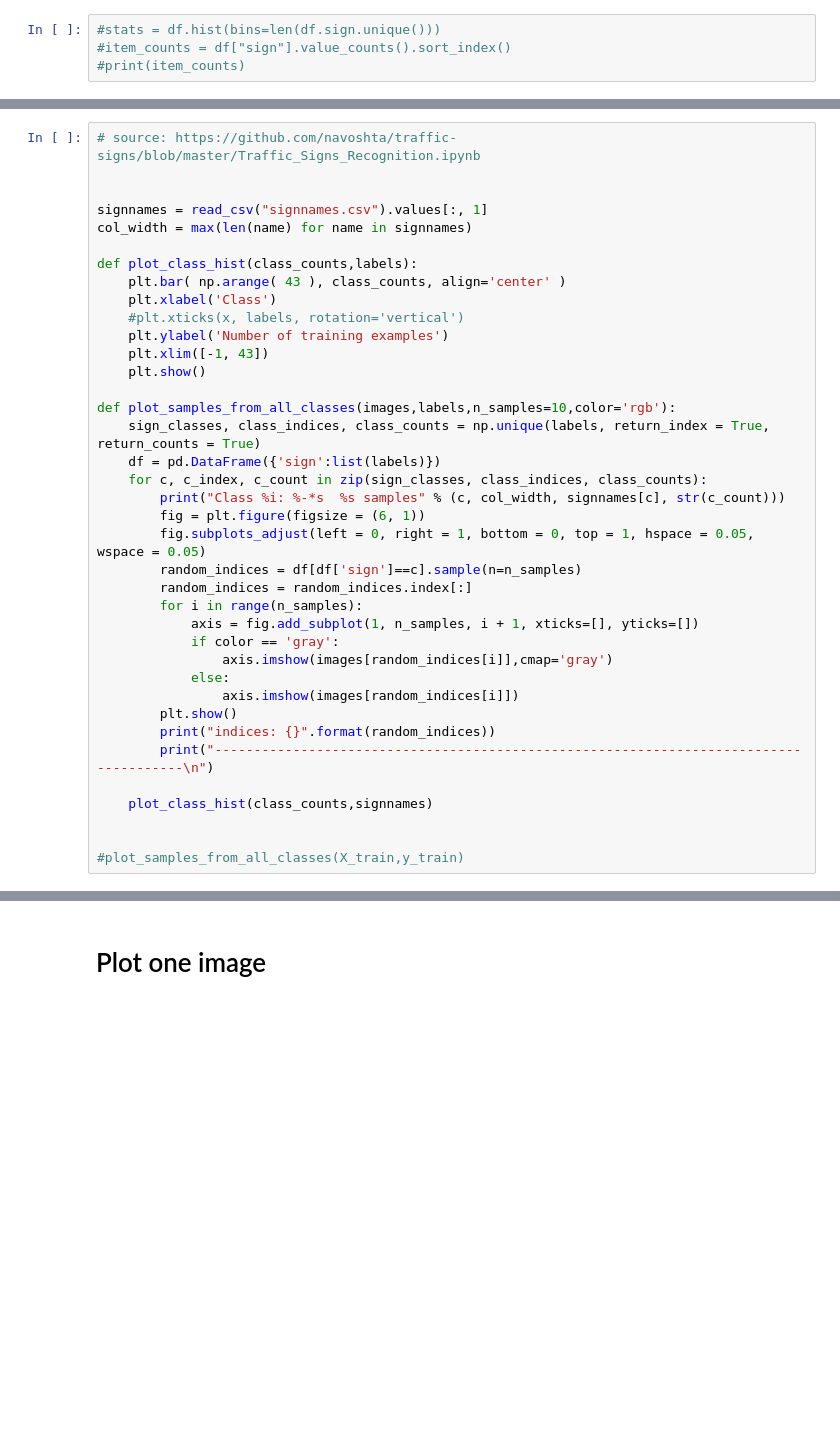
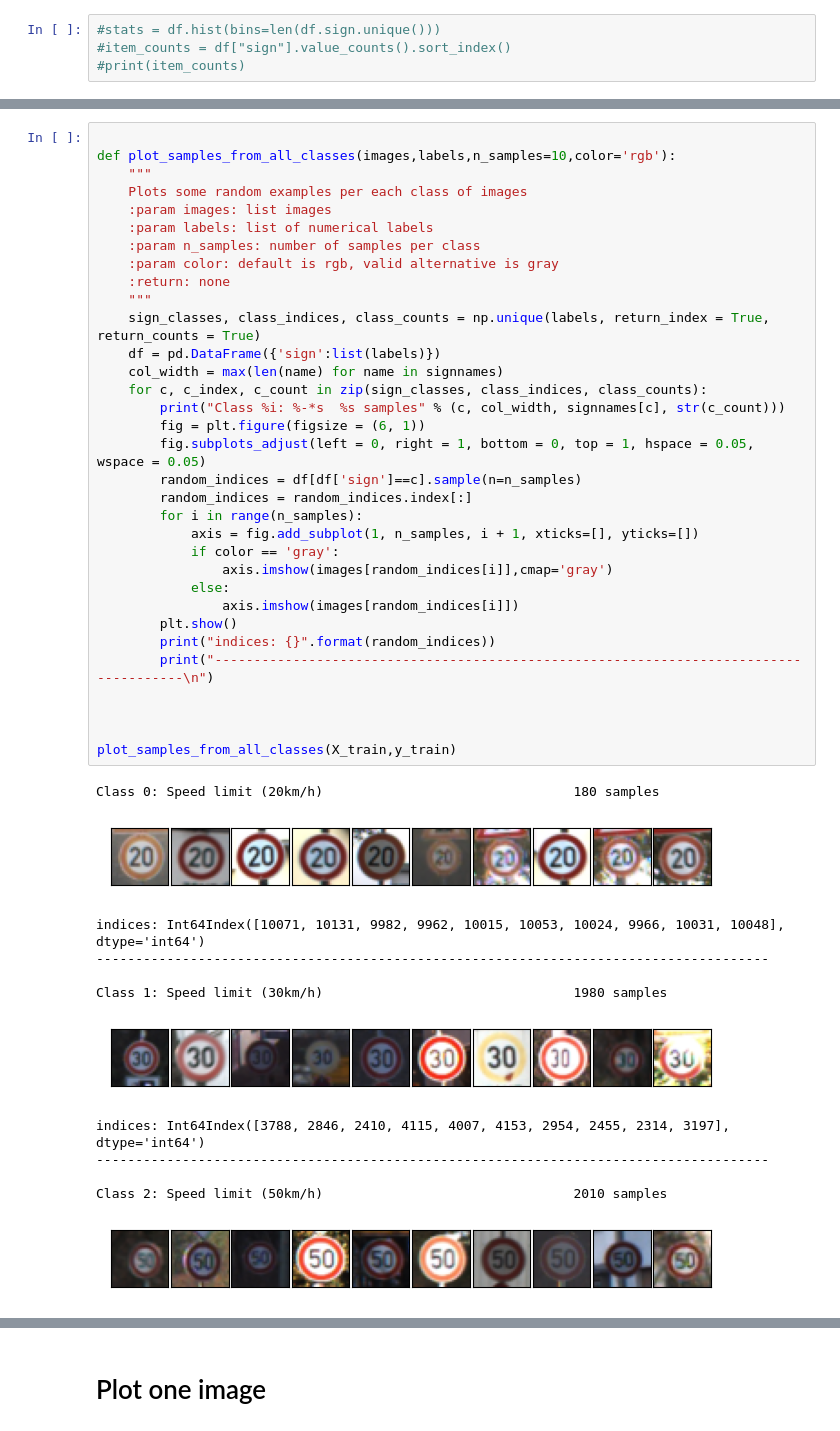
Before and after one commit to GiorGio82/P3-Traffic-Sign-Classifier, a Jupyter notebook: Traffic_Sign_Classifier.ipynb, the cells around one changed output, grey strips where cells are left out. Saved outputs shown, nothing was run; the diff lists cells and outputs as text; blank space fills up the shorter version.

```diff
--- a/Traffic_Sign_Classifier.ipynb
+++ b/Traffic_Sign_Classifier.ipynb
@@ -157,38 +204,46 @@ def plot_sample_of_each():
 # %%
-# source: https://github.com/navoshta/traffic-signs/blob/master/Traffic_Signs_Recognition.ipynb
-
-
-signnames = read_csv("signnames.csv").values[:, 1]
-col_width = max(len(name) for name in signnames)
-
-def plot_class_hist(class_counts,labels):
-    plt.bar( np.arange( 43 ), class_counts, align='center' )
-    plt.xlabel('Class')
-    #plt.xticks(x, labels, rotation='vertical')
-    plt.ylabel('Number of training examples')
-    plt.xlim([-1, 43])
-    plt.show()
 
 def plot_samples_from_all_classes(images,labels,n_samples=10,color='rgb'):
+    """
+    Plots some random examples per each class of images
+    :param images: list images
+    :param labels: list of numerical labels
+    :param n_samples: number of samples per class
+    :param color: default is rgb, valid alternative is gray
+    :return: none
+    """
     sign_classes, class_indices, class_counts = np.unique(labels, return_index = True, return_counts = True)
     df = pd.DataFrame({'sign':list(labels)})
+    col_width = max(len(name) for name in signnames)
     for c, c_index, c_count in zip(sign_classes, class_indices, class_counts):
         print("Class %i: %-*s  %s samples" % (c, col_width, signnames[c], str(c_count)))
         fig = plt.figure(figsize = (6, 1))
         fig.subplots_adjust(left = 0, right = 1, bottom = 0, top = 1, hspace = 0.05, wspace = 0.05)
         random_indices = df[df['sign']==c].sample(n=n_samples)
         random_indices = random_indices.index[:]
         for i in range(n_samples):
             axis = fig.add_subplot(1, n_samples, i + 1, xticks=[], yticks=[])
             if color == 'gray':
                 axis.imshow(images[random_indices[i]],cmap='gray')
             else:
                 axis.imshow(images[random_indices[i]])
         plt.show()
         print("indices: {}".format(random_indices))
         print("--------------------------------------------------------------------------------------\n")
 
-    plot_class_hist(class_counts,signnames)
 
 
-#plot_samples_from_all_classes(X_train,y_train)
+plot_samples_from_all_classes(X_train,y_train)
+# %% [output]
+Class 0: Speed limit (20km/h)                                180 samples
+[figure, added]
+indices: Int64Index([10071, 10131, 9982, 9962, 10015, 10053, 10024, 9966, 10031, 10048], dtype='int64')
+--------------------------------------------------------------------------------------
+
+Class 1: Speed limit (30km/h)                                1980 samples
+[figure, added]
+indices: Int64Index([3788, 2846, 2410, 4115, 4007, 4153, 2954, 2455, 2314, 3197], dtype='int64')
+--------------------------------------------------------------------------------------
+
+Class 2: Speed limit (50km/h)                                2010 samples
+[figure, added]
```
Also changed, not shown: parts of 20 cells of this notebook, 4 other files.
